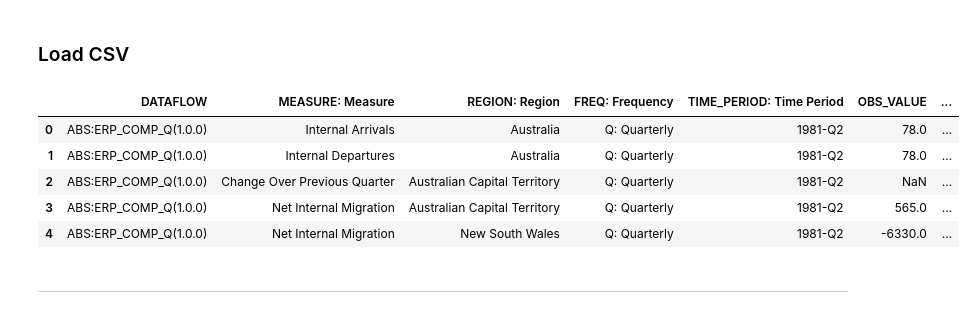
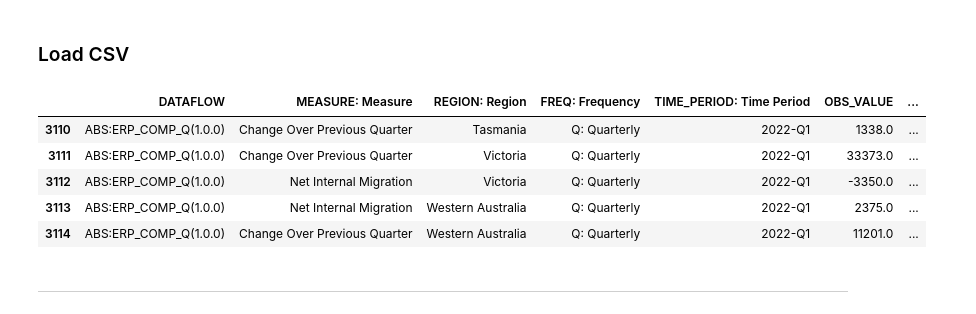
Before and after one commit to jonowood/Project_2, a Jupyter notebook: ETL/Clean_Test.ipynb, the cells around one changed output. Cells and saved outputs as stored; diff of their text form; code cells hidden in the pictures.

```diff
--- a/ETL/Clean_Test.ipynb
+++ b/ETL/Clean_Test.ipynb
@@ -18,16 +18,16 @@ from sqlalchemy import inspect
 # %%
 csv_file = os.path.join('..', 'Resources', 'ABS_ERP_COMP_CLEAN.csv')
 # csv_file = "Resources/ABS_ERP_COMP_CLEAN.csv"
 
 erp_data_df = pd.read_csv(csv_file)
-erp_data_df.head()
+erp_data_df.tail()
 # %% [output]
 |  | DATAFLOW | MEASURE: Measure | REGION: Region | FREQ: Frequency | TIME_PERIOD: Time Period | OBS_VALUE | ... |
-| 0 | ABS:ERP_COMP_Q(1.0.0) | Internal Arrivals | Australia | Q: Quarterly | 1981-Q2 | 78.0 | ... |
-| 1 | ABS:ERP_COMP_Q(1.0.0) | Internal Departures | Australia | Q: Quarterly | 1981-Q2 | 78.0 | ... |
-| 2 | ABS:ERP_COMP_Q(1.0.0) | Change Over Previous Quarter | Australian Capital Territory | Q: Quarterly | 1981-Q2 | NaN | ... |
-| 3 | ABS:ERP_COMP_Q(1.0.0) | Net Internal Migration | Australian Capital Territory | Q: Quarterly | 1981-Q2 | 565.0 | ... |
-| 4 | ABS:ERP_COMP_Q(1.0.0) | Net Internal Migration | New South Wales | Q: Quarterly | 1981-Q2 | -6330.0 | ... |
+| 3110 | ABS:ERP_COMP_Q(1.0.0) | Change Over Previous Quarter | Tasmania | Q: Quarterly | 2022-Q1 | 1338.0 | ... |
+| 3111 | ABS:ERP_COMP_Q(1.0.0) | Change Over Previous Quarter | Victoria | Q: Quarterly | 2022-Q1 | 33373.0 | ... |
+| 3112 | ABS:ERP_COMP_Q(1.0.0) | Net Internal Migration | Victoria | Q: Quarterly | 2022-Q1 | -3350.0 | ... |
+| 3113 | ABS:ERP_COMP_Q(1.0.0) | Net Internal Migration | Western Australia | Q: Quarterly | 2022-Q1 | 2375.0 | ... |
+| 3114 | ABS:ERP_COMP_Q(1.0.0) | Change Over Previous Quarter | Western Australia | Q: Quarterly | 2022-Q1 | 11201.0 | ... |
 # %% [markdown]
 ----------------------------------------
 # %% [markdown]
```
Also changed, not shown: parts of 14 cells of this notebook, 1 other file.
